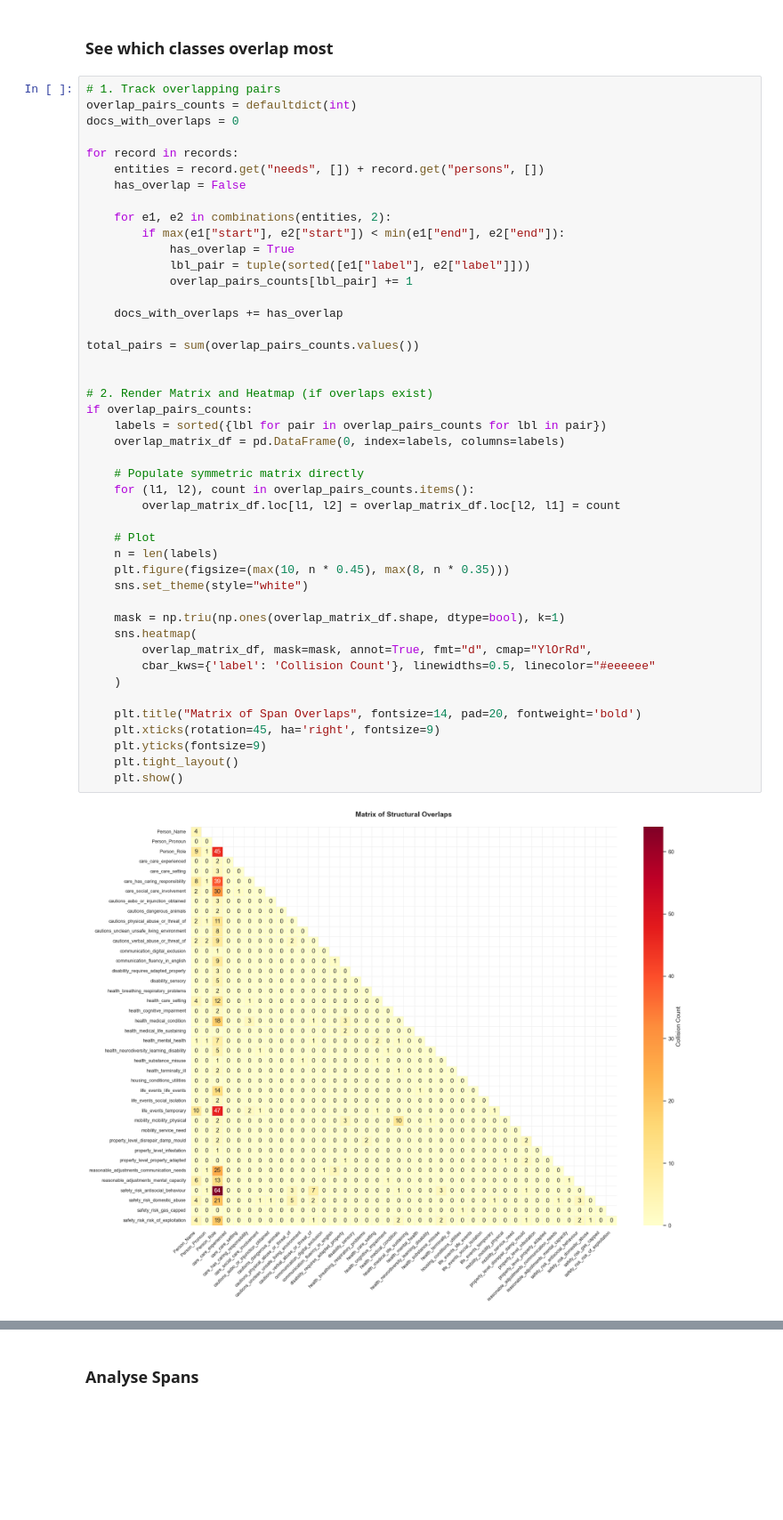
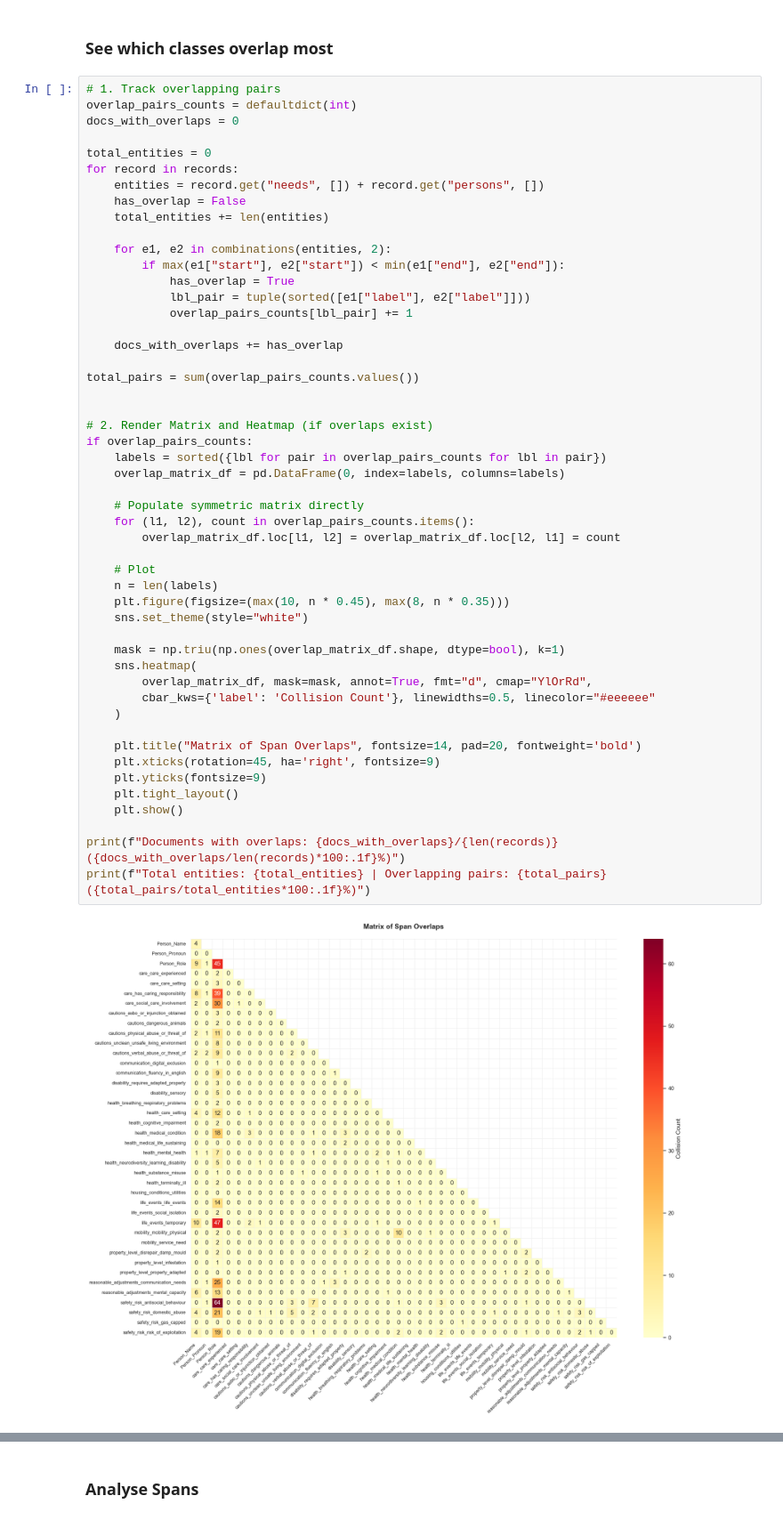
Before and after one commit to notatiyyah/CS3D6-Code, a Jupyter notebook: src/preprocessing/5_process_annotated_data.ipynb, the cells around one changed output, grey strips where cells are left out. Shown at 89% size. Cells and saved outputs as stored; diff of their text form; blank space fills up the shorter version.

```diff
--- a/src/preprocessing/5_process_annotated_data.ipynb
+++ b/src/preprocessing/5_process_annotated_data.ipynb
@@ -238,9 +238,11 @@ if distances:
 overlap_pairs_counts = defaultdict(int)
 docs_with_overlaps = 0
 
+total_entities = 0
 for record in records:
     entities = record.get("needs", []) + record.get("persons", [])
     has_overlap = False
+    total_entities += len(entities)
 
     for e1, e2 in combinations(entities, 2):
         if max(e1["start"], e2["start"]) < min(e1["end"], e2["end"]):
@@ -252,31 +254,34 @@ for record in records:
 
 total_pairs = sum(overlap_pairs_counts.values())
 
 
 # 2. Render Matrix and Heatmap (if overlaps exist)
 if overlap_pairs_counts:
     labels = sorted({lbl for pair in overlap_pairs_counts for lbl in pair})
     overlap_matrix_df = pd.DataFrame(0, index=labels, columns=labels)
 
     # Populate symmetric matrix directly
     for (l1, l2), count in overlap_pairs_counts.items():
         overlap_matrix_df.loc[l1, l2] = overlap_matrix_df.loc[l2, l1] = count
 
     # Plot
     n = len(labels)
     plt.figure(figsize=(max(10, n * 0.45), max(8, n * 0.35)))
     sns.set_theme(style="white")
 
     mask = np.triu(np.ones(overlap_matrix_df.shape, dtype=bool), k=1)
     sns.heatmap(
         overlap_matrix_df, mask=mask, annot=True, fmt="d", cmap="YlOrRd",
         cbar_kws={'label': 'Collision Count'}, linewidths=0.5, linecolor="#eeeeee"
     )
 
     plt.title("Matrix of Span Overlaps", fontsize=14, pad=20, fontweight='bold')
     plt.xticks(rotation=45, ha='right', fontsize=9)
     plt.yticks(fontsize=9)
     plt.tight_layout()
     plt.show()
+
+print(f"Documents with overlaps: {docs_with_overlaps}/{len(records)} ({docs_with_overlaps/len(records)*100:.1f}%)")
+print(f"Total entities: {total_entities} | Overlapping pairs: {total_pairs} ({total_pairs/total_entities*100:.1f}%)")
 # %% [output]
-[figure, old version]
+[figure, new version]
```
Also changed, not shown: parts of 10 cells of this notebook, 12 other files.
